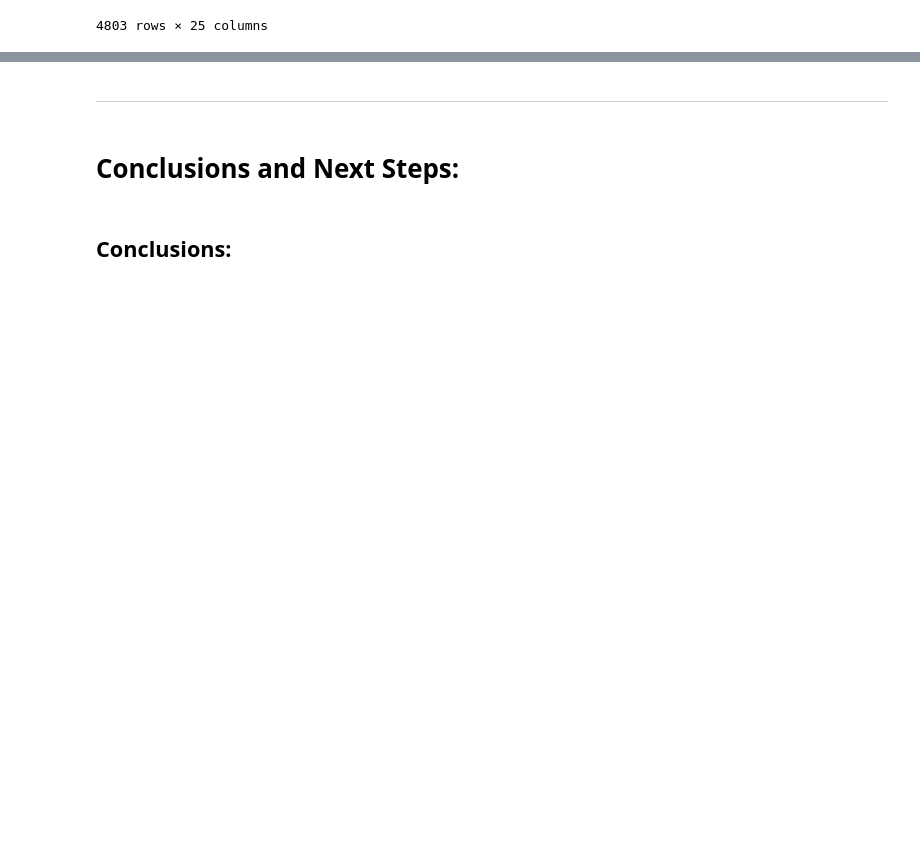
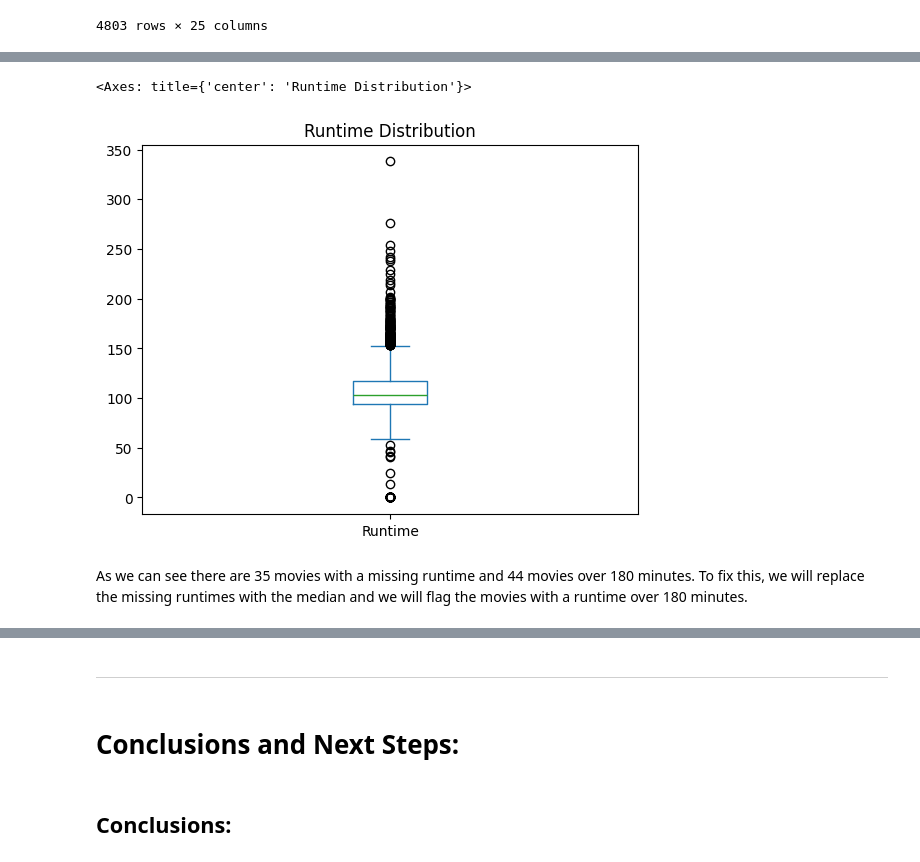
Before and after one commit to JayneLawley/Team1_TMDb_Hackathon_2, a Jupyter notebook: jupyter_notebooks/ETL.ipynb, the cells around one changed output, grey strips where cells are left out. Cells and saved outputs as stored; diff of their text form; code cells hidden in the pictures; blank space fills up the shorter version.

```diff
--- a/jupyter_notebooks/ETL.ipynb
+++ b/jupyter_notebooks/ETL.ipynb
@@ -649,0 +652,14 @@ merged_df
+# %%
+merged_df['Profit'] = np.where(
+    merged_df['Missing_Status'] == 'Complete',
+    merged_df['Revenue'] - merged_df['Budget'],
+    np.nan
+)
+
+merged_df['Profit'] = merged_df['Profit'].dropna().astype(np.int64)
+
+cols = merged_df.columns.tolist()
+cols.insert(cols.index('Missing_Status'), cols.pop(cols.index('Profit')))
+merged_df = merged_df[cols]
+
+merged_df[['Title_x', 'Budget', 'Revenue', 'Profit', 'Missing_Status']].head()
@@ -649,0 +706,7 @@ merged_df
+# %%
+merged_df['Runtime'].plot(kind='box', title='Runtime Distribution')
+# %% [output]
+<Axes: title={'center': 'Runtime Distribution'}>
+[figure, added]
+# %% [markdown]
+As we can see there are 35 movies with a missing runtime and 44 movies over 180 minutes. To fix this, we will replace the missing runtimes with the median and we will flag the movies with a runtime over 180 minutes.
```
Also changed, not shown: parts of 15 cells of this notebook, 1 other file.
